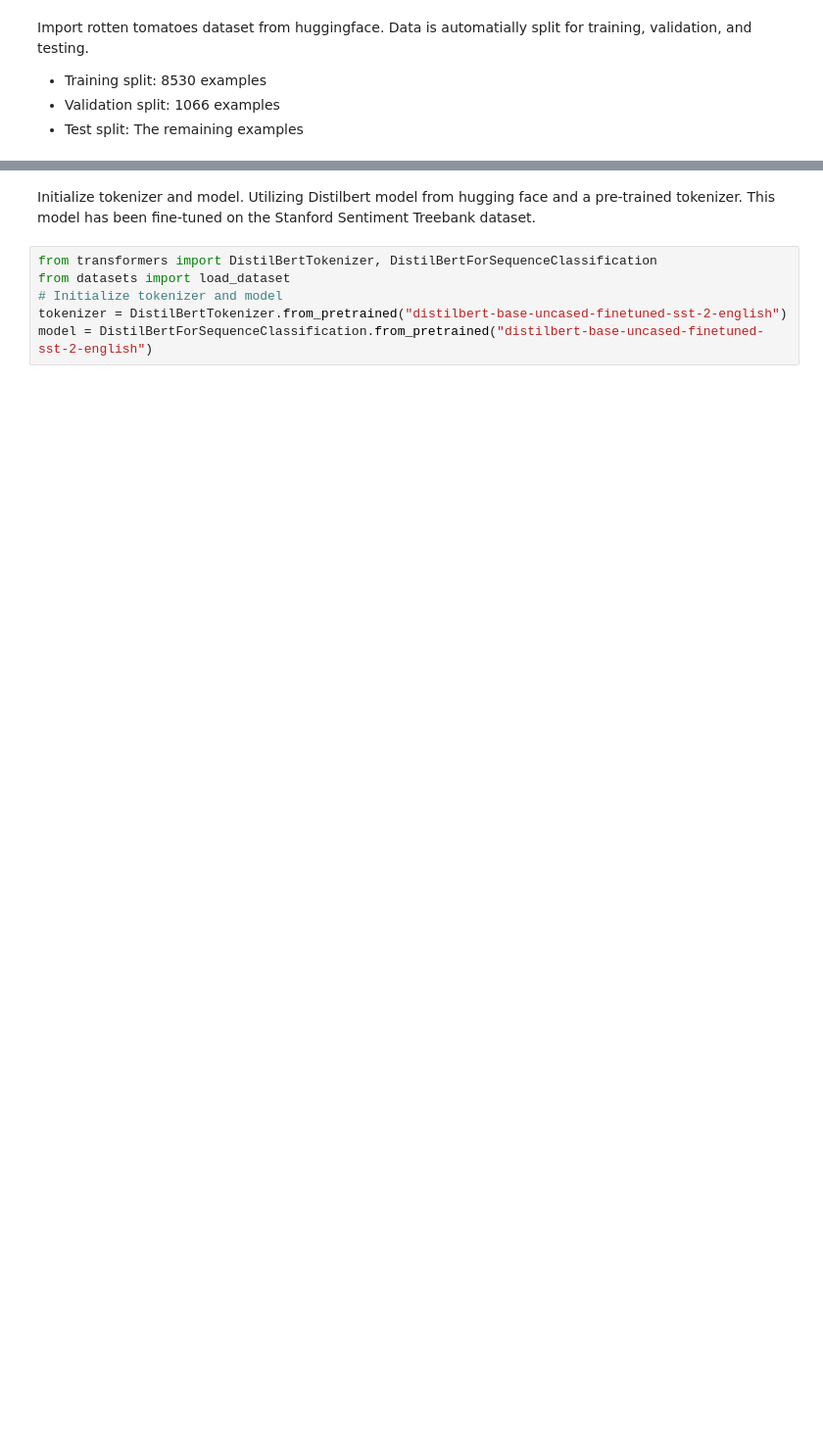
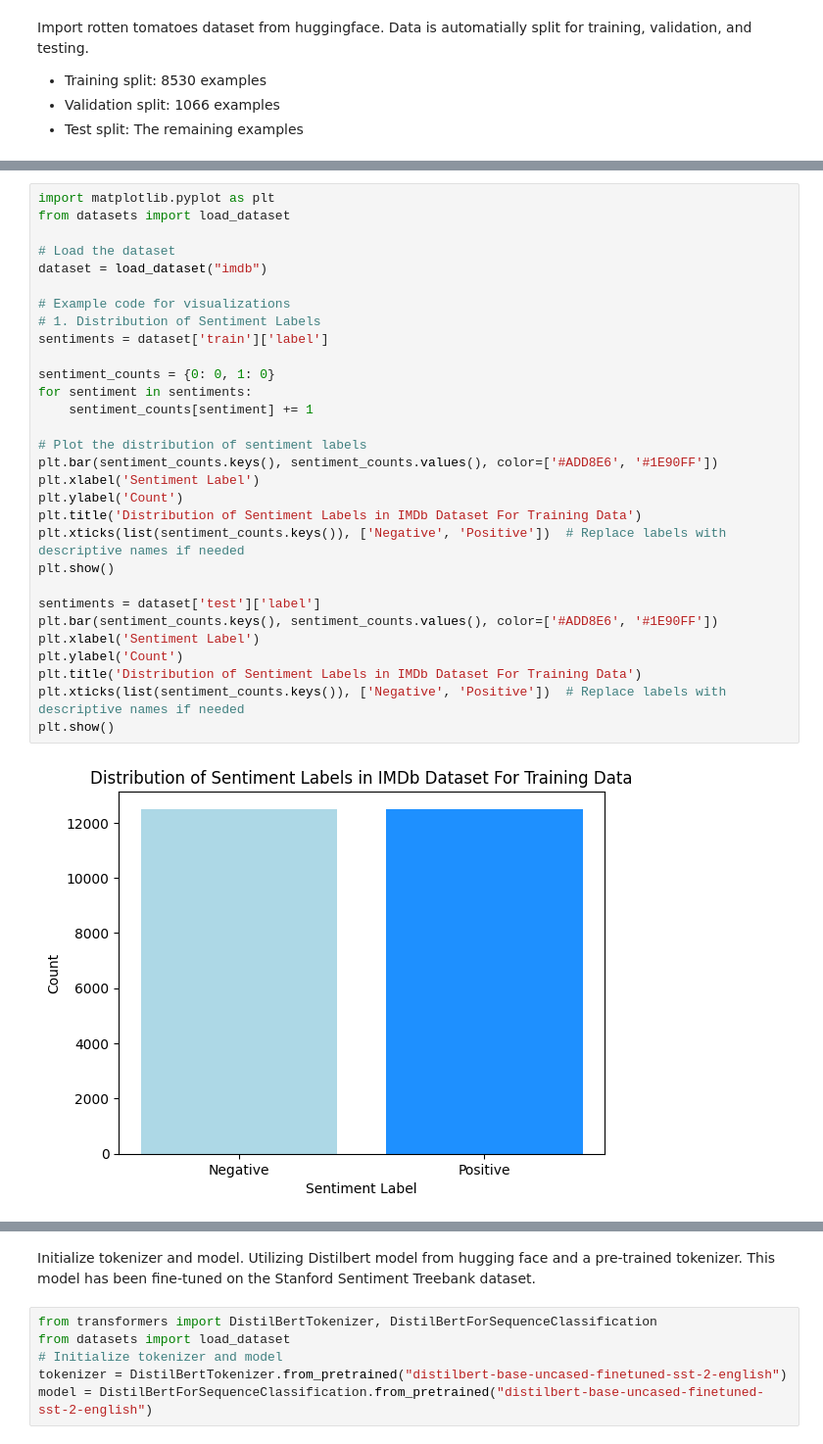
Before and after one commit to eTroupe5201/SE489_Group_Project, a Jupyter notebook: notebooks/Model_Implementation.ipynb, the cells around one changed output, grey strips where cells are left out. Shown at 98% size. Drawn from its saved outputs; the diff is of its cells as text; blank space fills up the shorter version.

```diff
--- a/notebooks/Model_Implementation.ipynb
+++ b/notebooks/Model_Implementation.ipynb
@@ -59,0 +61,32 @@ AttributeError: module 'dill' has no attribute '_dill'
+# %%
+import matplotlib.pyplot as plt
+from datasets import load_dataset
+
+# Load the dataset
+dataset = load_dataset("imdb")
+
+# Example code for visualizations
+# 1. Distribution of Sentiment Labels
+sentiments = dataset['train']['label']
+
+sentiment_counts = {0: 0, 1: 0}
+for sentiment in sentiments:
+    sentiment_counts[sentiment] += 1
+
+# Plot the distribution of sentiment labels
+plt.bar(sentiment_counts.keys(), sentiment_counts.values(), color=['#ADD8E6', '#1E90FF'])
+plt.xlabel('Sentiment Label')
+plt.ylabel('Count')
+plt.title('Distribution of Sentiment Labels in IMDb Dataset For Training Data')
+plt.xticks(list(sentiment_counts.keys()), ['Negative', 'Positive'])  # Replace labels with descriptive names if needed
+plt.show()
+
+sentiments = dataset['test']['label']
+plt.bar(sentiment_counts.keys(), sentiment_counts.values(), color=['#ADD8E6', '#1E90FF'])
+plt.xlabel('Sentiment Label')
+plt.ylabel('Count')
+plt.title('Distribution of Sentiment Labels in IMDb Dataset For Training Data')
+plt.xticks(list(sentiment_counts.keys()), ['Negative', 'Positive'])  # Replace labels with descriptive names if needed
+plt.show()
+# %% [output]
+[figure, added]
```
Also changed, not shown: parts of 9 cells of this notebook, 3 other files.
